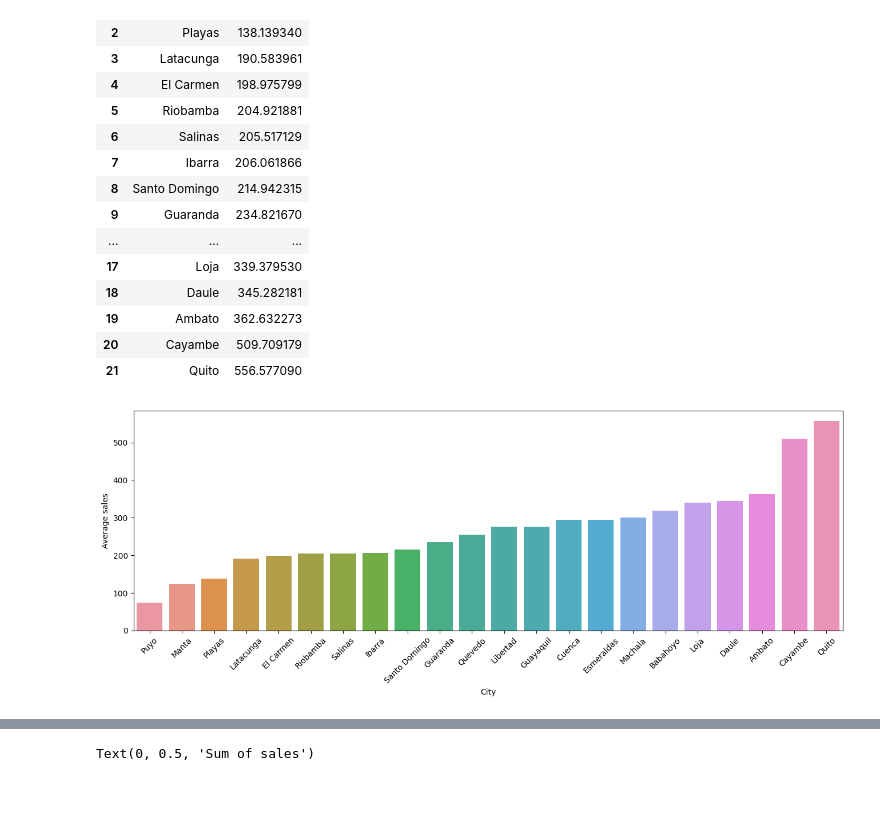
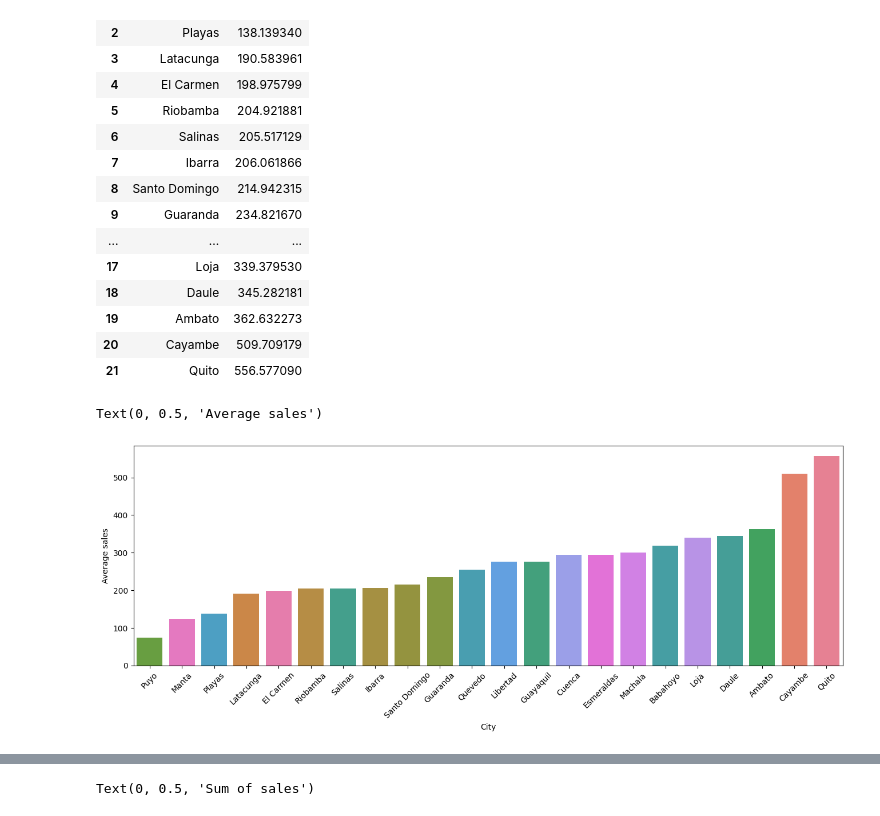
Before and after one commit to mtkrahling/-kaggle_projects, a Jupyter notebook: sales-forecasting_v1_inprog.ipynb, the cells around one changed output, grey strips where cells are left out. Drawn from its saved outputs; the diff is of its cells as text; code cells hidden in the pictures.

Commit message:
Kaggle Notebook | sales_forecasting | Version 4

```diff
--- a/sales-forecasting_v1_inprog.ipynb
+++ b/sales-forecasting_v1_inprog.ipynb
@@ -183,17 +181,17 @@ avg_sales_by_city
 | 19 | Ambato | 362.632273 |
 | 20 | Cayambe | 509.709179 |
 | 21 | Quito | 556.577090 |
-# %%
-plt.figure(figsize=(16,5))
-sns.barplot(x="city", y="sales", data=avg_sales_by_city)
-plt.xticks(rotation=45)
-plt.xlabel("City")
-plt.ylabel("Average sales")
-
-unique_cities = train_df['city'].unique()
-color_palette = dict(zip(unique_cities, sns.color_palette("husl", n_colors=len(unique_cities))))
-# %% [output]
-[figure, removed]
+# %%
+unique_cities = train_df['city'].unique()
+color_palette = dict(zip(unique_cities, sns.color_palette("husl", n_colors=len(unique_cities))))
+plt.figure(figsize=(16,5))
+sns.barplot(x="city", y="sales", data=avg_sales_by_city, palette=color_palette)
+plt.xticks(rotation=45)
+plt.xlabel("City")
+plt.ylabel("Average sales")
+# %% [output]
+Text(0, 0.5, 'Average sales')
+[figure, added]
 # %%
 sorted_stores = train_df.groupby('store_nbr')['sales'].mean().sort_values().index
 store_to_city = train_df.groupby('store_nbr')['city'].first()
```
Also changed, not shown: parts of 5 cells of this notebook.
